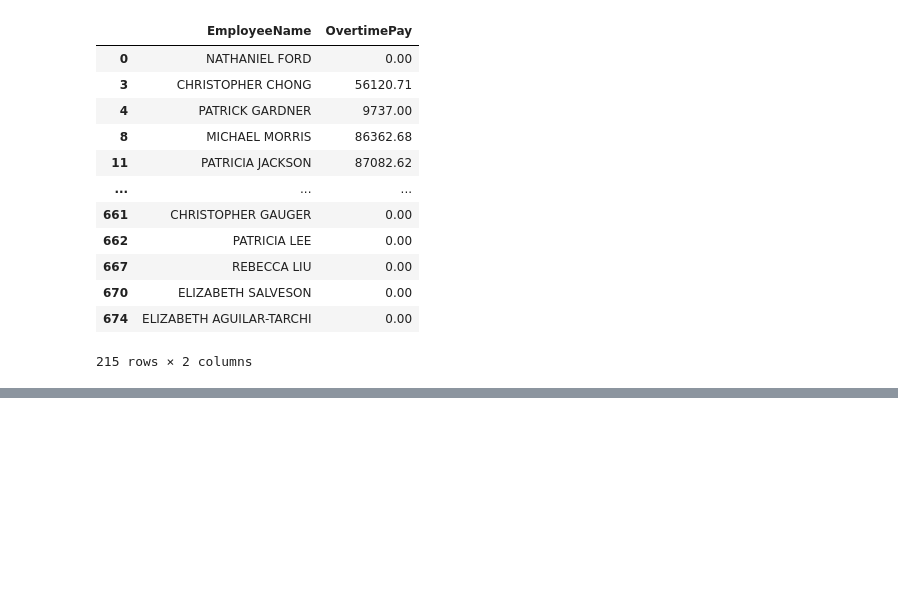
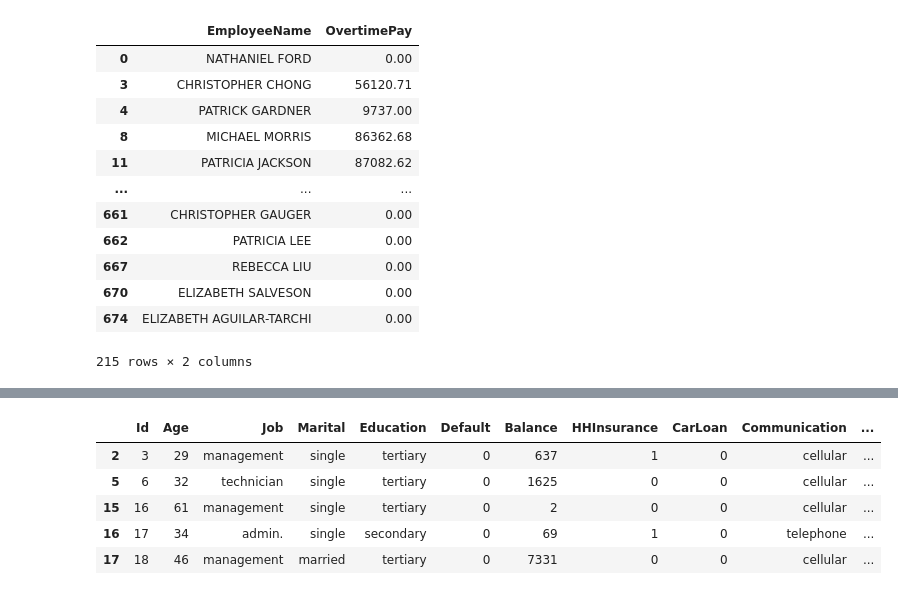
Before and after one commit to ndjogo/Class_practice, a Jupyter notebook: pandas/pandas.ipynb, the cells around one changed output, grey strips where cells are left out. Cells and saved outputs as stored; diff of their text form; code cells hidden in the pictures; blank space fills up the shorter version.

```diff
--- a/pandas/pandas.ipynb
+++ b/pandas/pandas.ipynb
@@ -303,0 +493,2 @@ salary_data.head()
+# %%
+end_column = pd.to_datetime(car_insurance['CallEnd'])
@@ -303,0 +510,15 @@ salary_data.head()
+# %%
+call_time = end_column - start_column
+# %%
+seconds = call_time.apply(lambda x: x.seconds)
+# %%
+car_insurance["call_time"] = seconds
+# %%
+car_insurance.head()
+# %% [output]
+|  | Id | Age | Job | Marital | Education | Default | Balance | HHInsurance | CarLoan | Communication | ... |
+| 2 | 3 | 29 | management | single | tertiary | 0 | 637 | 1 | 0 | cellular | ... |
+| 5 | 6 | 32 | technician | single | tertiary | 0 | 1625 | 0 | 0 | cellular | ... |
+| 15 | 16 | 61 | management | single | tertiary | 0 | 2 | 0 | 0 | cellular | ... |
+| 16 | 17 | 34 | admin. | single | secondary | 0 | 69 | 1 | 0 | telephone | ... |
+| 17 | 18 | 46 | management | married | tertiary | 0 | 7331 | 0 | 0 | cellular | ... |
```
Also changed, not shown: parts of 19 cells of this notebook.
